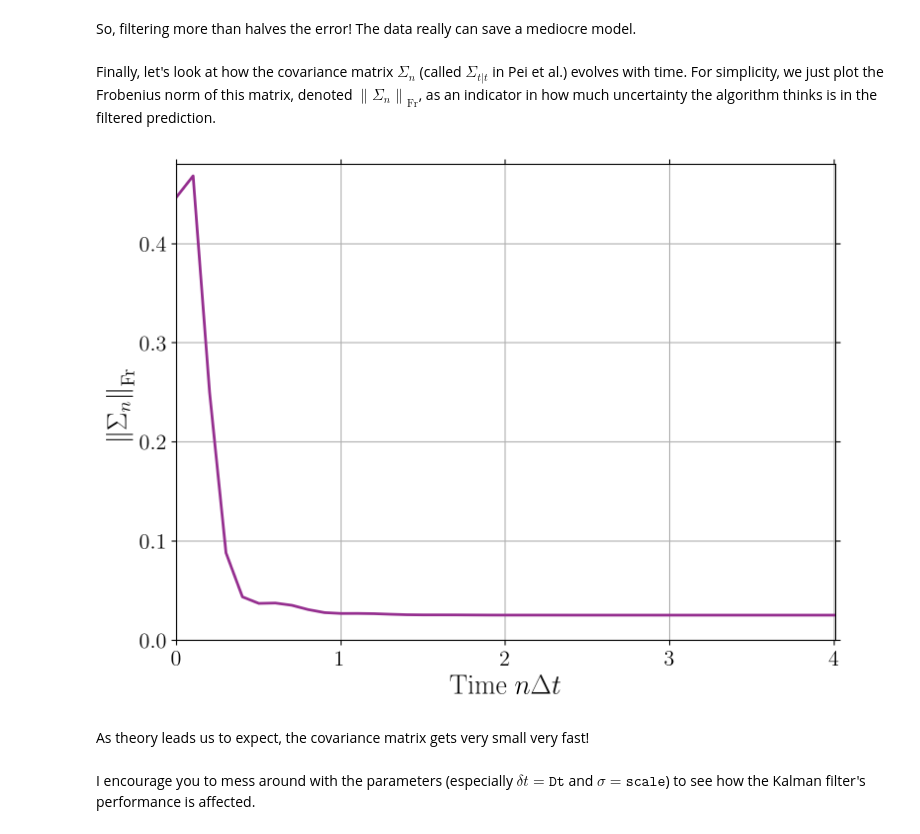
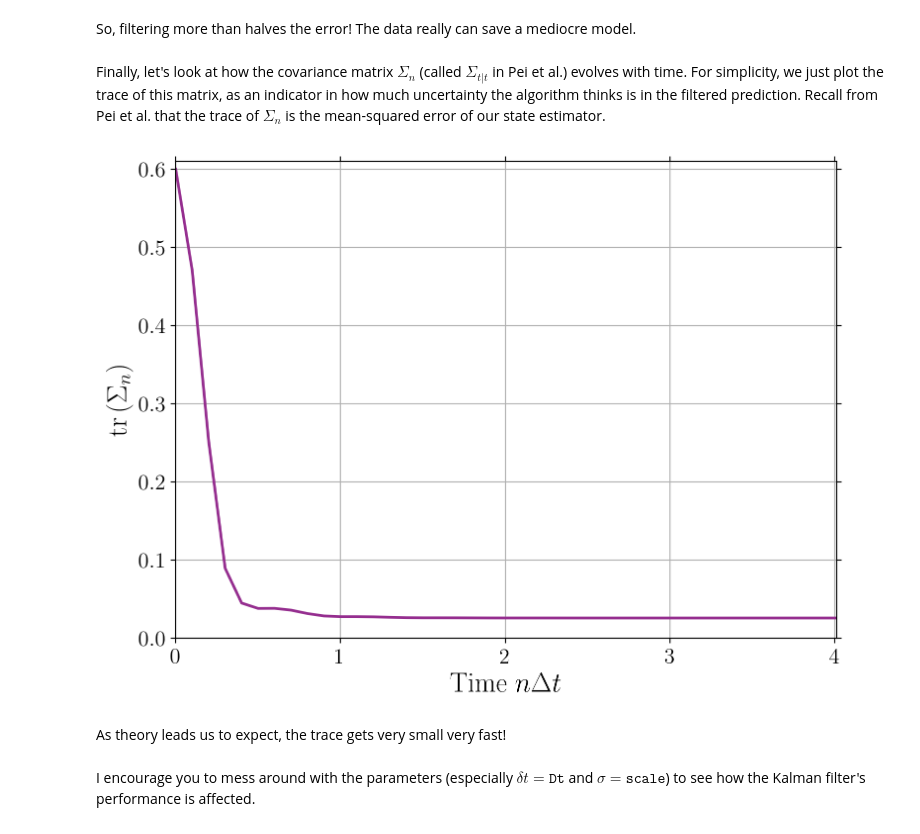
Before and after one commit to ageorgemorgan/control_thry, a Jupyter notebook: kalman_sho.ipynb, the cells around one changed output. Saved outputs shown, nothing was run; the diff lists cells and outputs as text; code cells hidden in the pictures.

```diff
--- a/kalman_sho.ipynb
+++ b/kalman_sho.ipynb
@@ -389,37 +389,39 @@ Percent improvement when Kalman is used = 59.1 %
 # %% [markdown]
  So, filtering more than halves the error! The data really can save a mediocre model.
 # %% [markdown]
-Finally, let's look at how the covariance matrix $\Sigma_{n}$ (called $\Sigma_{t|t}$ in Pei et al.) evolves with time. For simplicity, we just plot the Frobenius norm of this matrix, denoted $\left\|\Sigma_{n}\right\|_{\mathrm{Fr}}$, as an indicator in how much uncertainty the algorithm thinks is in the filtered prediction.
+Finally, let's look at how the covariance matrix $\Sigma_{n}$ (called $\Sigma_{t|t}$ in Pei et al.) evolves with time. For simplicity, we just plot the trace of this matrix, as an indicator in how much uncertainty the algorithm thinks is in the filtered prediction. Recall from Pei et al. that the trace of $\Sigma_{n}$ is the mean-squared error of our state estimator.
 # %%
 fig, ax =plt.subplots()
 
 plt.frameon = True
 plt.grid(visible=True)
 
-plt.plot(t, np.linalg.norm(sigma_data[...,:], axis=(0,1)), color='xkcd:warm purple', linewidth=2)
+#plt.plot(t, np.linalg.norm(sigma_data[...,:], axis=(0,1)), color='xkcd:warm purple', linewidth=2)
+
+plt.plot(t, np.trace(sigma_data[...,:]), color='xkcd:warm purple', linewidth=2)
 
 plt.xlabel(r"Time $n\Delta t$", fontsize=20, color = 'k')
-plt.ylabel(r"$\left\|\Sigma_{n}\right\|_{\mathrm{Fr}}$", fontsize=20, color='k')
+plt.ylabel(r"$\mathrm{tr}\left(\Sigma_{n}\right)$", fontsize=20, color='k')
 
 plt.tick_params(axis='x', which='both', top='off', color = 'k')
 plt.xticks(fontsize=16, rotation=0, color = 'k')
 plt.tick_params(axis='y', which='both', right='off', color = 'k')
 plt.yticks(fontsize=16, rotation=0, color = 'k')
 ax.locator_params(axis='y', nbins=8)
 ax.locator_params(axis='x', nbins=8)
 
 plt.xlim([0.0, 4.01])
-plt.ylim([0.0, 0.48])
+plt.ylim([0.0, 0.61])
 
 plt.tight_layout()
 
 fig.set_size_inches(8, 6)
 
 plt.show()
 # %% [output]
-[figure, old version]
+[figure, new version]
 # %% [markdown]
-As theory leads us to expect, the covariance matrix gets very small very fast!
+As theory leads us to expect, the trace gets very small very fast!
 # %% [markdown]
 I encourage you to mess around with the parameters (especially $\delta t = \texttt{Dt}$ and $\sigma = \texttt{scale}$) to see how the Kalman filter's performance is affected.
 # %%
```
